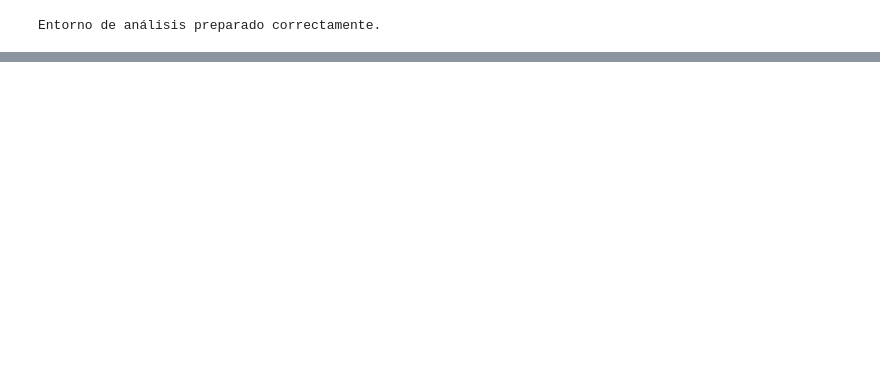
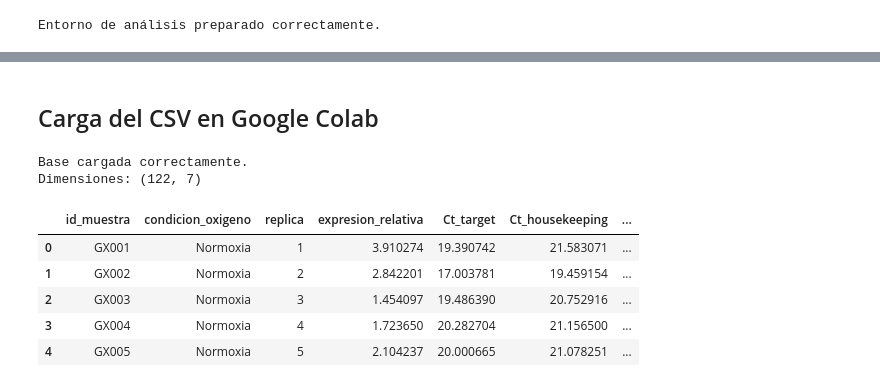
Before and after one commit to Antonyus1204/Proyecto_grupal_BIO218, a Jupyter notebook: Proyecto_grupal_BIO218.ipynb, the cells around one changed output, grey strips where cells are left out. Saved outputs shown, nothing was run; the diff lists cells and outputs as text; code cells hidden in the pictures; blank space fills up the shorter version.

```diff
--- a/Proyecto_grupal_BIO218.ipynb
+++ b/Proyecto_grupal_BIO218.ipynb
@@ -125,3 +66,32 @@ Dimensiones: (200, 5)
+# %% [markdown]
+
+## Carga del CSV en Google Colab
+# %%
+# ------------------------------------------------------------
+# CELDA 2. CARGA DIRECTA CON pd.read_csv()
+# ------------------------------------------------------------
+
+# Indicamos la ruta donde está el CSV en Colab
+ruta_archivo = "/content/G6_Hipoxia_Expresion_Genica.csv"
+df = pd.read_csv(ruta_archivo)
+
+# Mensaje de verificación
+print("Base cargada correctamente.")
+
+# Mensajes de verificación
+print("Dimensiones:", df.shape)
+
+# df.head nos muestra Primeras 5 filas del csv
+df.head()
+# %% [output]
+Base cargada correctamente.
+Dimensiones: (122, 7)
+|  | id_muestra | condicion_oxigeno | replica | expresion_relativa | Ct_target | Ct_housekeeping | ... |
+| 0 | GX001 | Normoxia | 1 | 3.910274 | 19.390742 | 21.583071 | ... |
+| 1 | GX002 | Normoxia | 2 | 2.842201 | 17.003781 | 19.459154 | ... |
+| 2 | GX003 | Normoxia | 3 | 1.454097 | 19.486390 | 20.752916 | ... |
+| 3 | GX004 | Normoxia | 4 | 1.723650 | 20.282704 | 21.156500 | ... |
+| 4 | GX005 | Normoxia | 5 | 2.104237 | 20.000665 | 21.078251 | ... |
 # %% [markdown]
 ## Primera inspección del dataset
 
```
Also changed, not shown: parts of 54 cells of this notebook.
